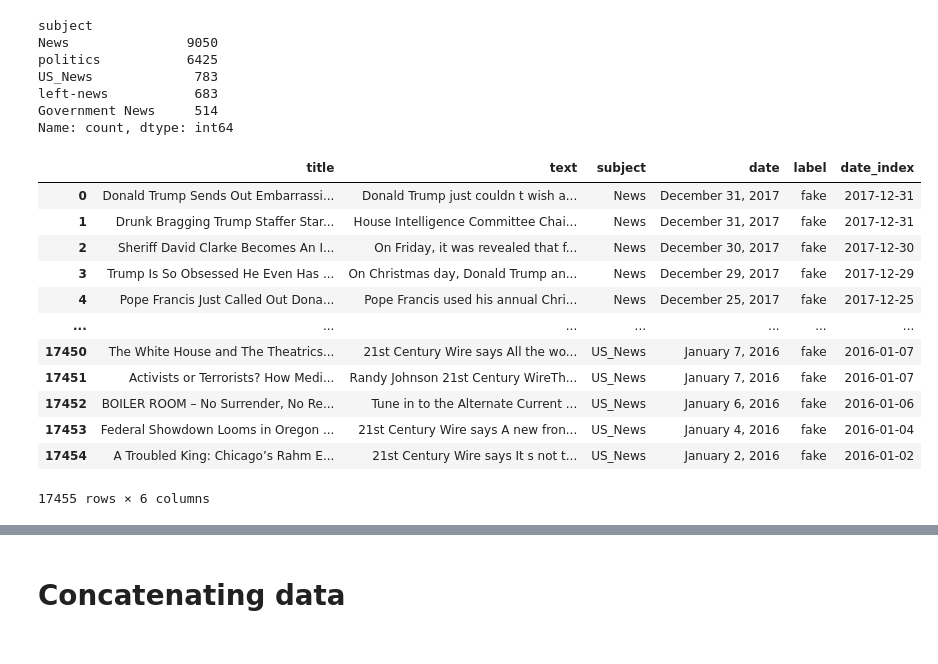
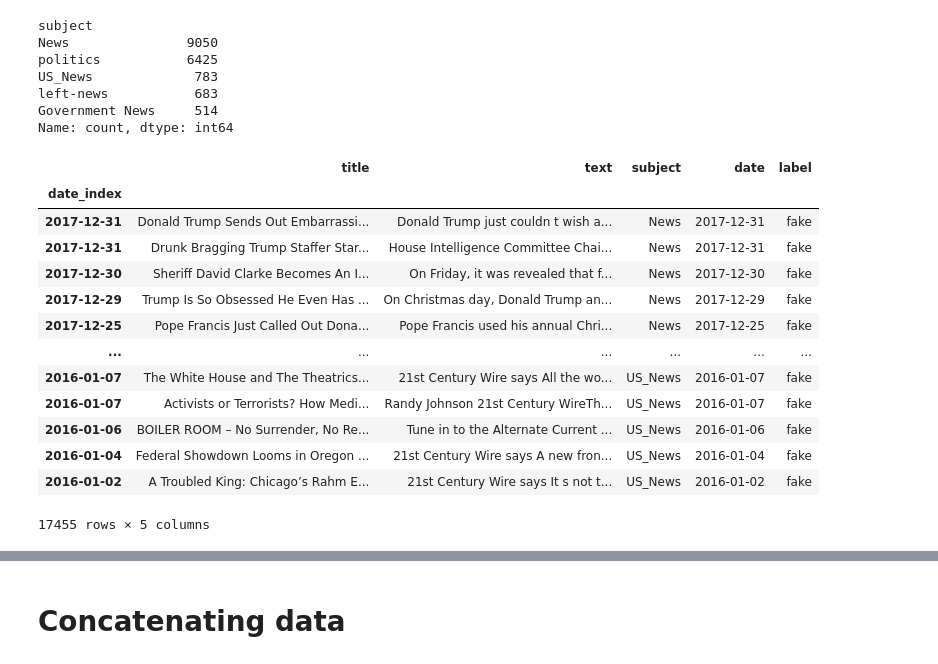
Before and after one commit to LJaremek/ZPRP-news-classification, a Jupyter notebook: notebooks/prepare_data.ipynb, the cells around one changed output, grey strips where cells are left out. Drawn from its saved outputs; the diff is of its cells as text; code cells hidden in the pictures.

Commit message:
upgrade data anlysis notebook

```diff
--- a/notebooks/prepare_data.ipynb
+++ b/notebooks/prepare_data.ipynb
@@ -147,7 +242,7 @@ df_real["all_text"][0]
 # %% [markdown]
 # Fake news - Analysing data
 # %%
-df_fake = pd.read_csv("data/raw/Fake.csv")
+df_fake = pd.read_csv("../data/raw/Fake.csv")
 df_fake["label"] = "fake"
 df_fake.dtypes
 # %% [output]
@@ -207,19 +302,21 @@ left-news           683
 Government News     514
 Name: count, dtype: int64
 # %%
-df_fake["date_index"] = df_fake["date"].apply(to_datetime)
+df_fake["date_index"] = df_fake["date"] = df_fake["date"].apply(to_datetime)
+df_fake.set_index("date_index", inplace=True)
 df_fake
 # %% [output]
-|  | title | text | subject | date | label | date_index |
-| 0 | Donald Trump Sends Out Embarrassi... | Donald Trump just couldn t wish a... | News | December 31, 2017 | fake | 2017-12-31 |
-| 1 | Drunk Bragging Trump Staffer Star... | House Intelligence Committee Chai... | News | December 31, 2017 | fake | 2017-12-31 |
-| 2 | Sheriff David Clarke Becomes An I... | On Friday, it was revealed that f... | News | December 30, 2017 | fake | 2017-12-30 |
-| 3 | Trump Is So Obsessed He Even Has ... | On Christmas day, Donald Trump an... | News | December 29, 2017 | fake | 2017-12-29 |
-| 4 | Pope Francis Just Called Out Dona... | Pope Francis used his annual Chri... | News | December 25, 2017 | fake | 2017-12-25 |
-| ... | ... | ... | ... | ... | ... | ... |
-| 17450 | The White House and The Theatrics... | 21st Century Wire says All the wo... | US_News | January 7, 2016 | fake | 2016-01-07 |
-| 17451 | Activists or Terrorists? How Medi... | Randy Johnson 21st Century WireTh... | US_News | January 7, 2016 | fake | 2016-01-07 |
-| 17452 | BOILER ROOM – No Surrender, No Re... | Tune in to the Alternate Current ... | US_News | January 6, 2016 | fake | 2016-01-06 |
-| 17453 | Federal Showdown Looms in Oregon ... | 21st Century Wire says A new fron... | US_News | January 4, 2016 | fake | 2016-01-04 |
-| 17454 | A Troubled King: Chicago’s Rahm E... | 21st Century Wire says It s not t... | US_News | January 2, 2016 | fake | 2016-01-02 |
+|  | title | text | subject | date | label |
+| date_index |  |  |  |  |  |
+| 2017-12-31 | Donald Trump Sends Out Embarrassi... | Donald Trump just couldn t wish a... | News | 2017-12-31 | fake |
+| 2017-12-31 | Drunk Bragging Trump Staffer Star... | House Intelligence Committee Chai... | News | 2017-12-31 | fake |
+| 2017-12-30 | Sheriff David Clarke Becomes An I... | On Friday, it was revealed that f... | News | 2017-12-30 | fake |
+| 2017-12-29 | Trump Is So Obsessed He Even Has ... | On Christmas day, Donald Trump an... | News | 2017-12-29 | fake |
+| 2017-12-25 | Pope Francis Just Called Out Dona... | Pope Francis used his annual Chri... | News | 2017-12-25 | fake |
+| ... | ... | ... | ... | ... | ... |
+| 2016-01-07 | The White House and The Theatrics... | 21st Century Wire says All the wo... | US_News | 2016-01-07 | fake |
+| 2016-01-07 | Activists or Terrorists? How Medi... | Randy Johnson 21st Century WireTh... | US_News | 2016-01-07 | fake |
+| 2016-01-06 | BOILER ROOM – No Surrender, No Re... | Tune in to the Alternate Current ... | US_News | 2016-01-06 | fake |
+| 2016-01-04 | Federal Showdown Looms in Oregon ... | 21st Century Wire says A new fron... | US_News | 2016-01-04 | fake |
+| 2016-01-02 | A Troubled King: Chicago’s Rahm E... | 21st Century Wire says It s not t... | US_News | 2016-01-02 | fake |
-17455 rows × 6 columns
+17455 rows × 5 columns
```
Also changed, not shown: parts of 18 cells of this notebook.
